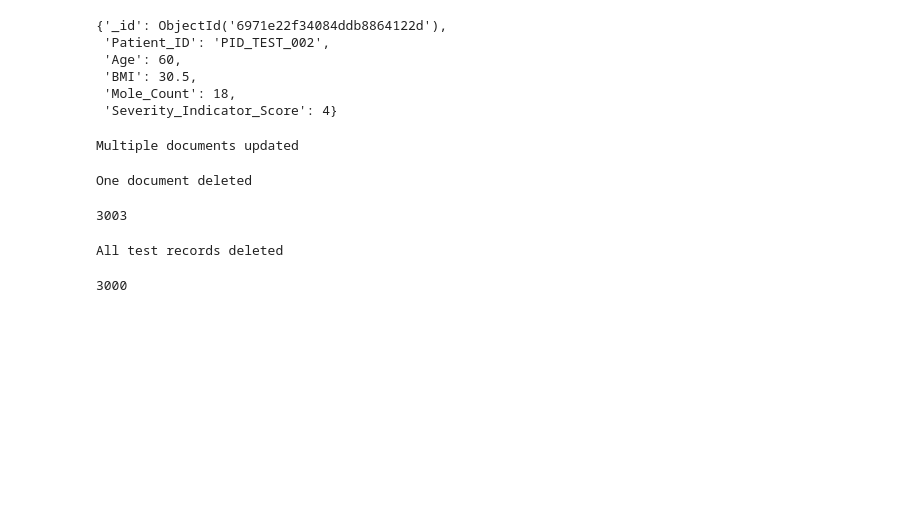
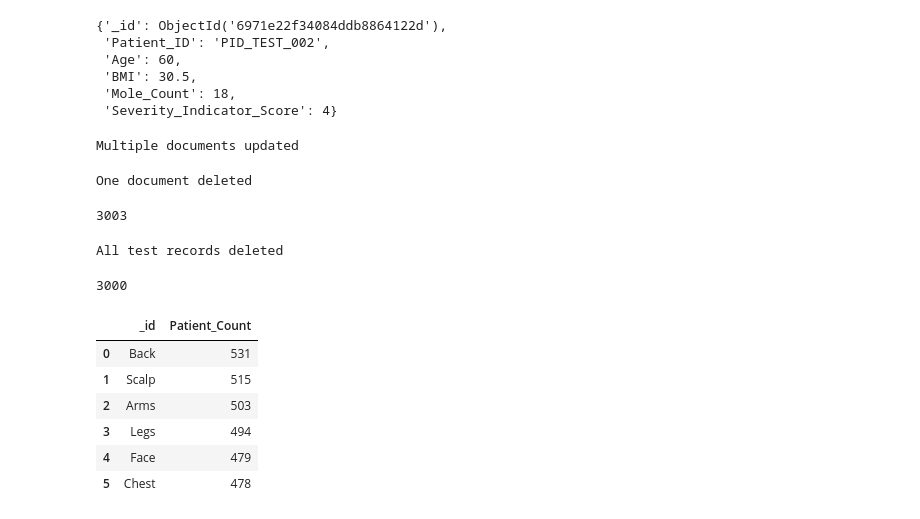
Before and after one commit to rajagowtham0/week-1, a Jupyter notebook: Week1_Day4.ipynb, the cells around one changed output. Saved outputs shown, nothing was run; the diff lists cells and outputs as text; code cells hidden in the pictures; blank space fills up the shorter version.

```diff
--- a/Week1_Day4.ipynb
+++ b/Week1_Day4.ipynb
@@ -260,3 +260,19 @@ All test records deleted
 collection.count_documents({})
 # %% [output]
 3000
+# %%
+pipeline = [
+    {"$group": {"_id": "$Location", "Patient_Count": {"$sum": 1}}},
+    {"$sort": {"Patient_Count": -1}}
+]
+
+result = list(collection.aggregate(pipeline))
+pd.DataFrame(result)
+# %% [output]
+|  | _id | Patient_Count |
+| 0 | Back | 531 |
+| 1 | Scalp | 515 |
+| 2 | Arms | 503 |
+| 3 | Legs | 494 |
+| 4 | Face | 479 |
+| 5 | Chest | 478 |
```
Also changed, not shown: parts of 6 cells of this notebook, 1 other file.
